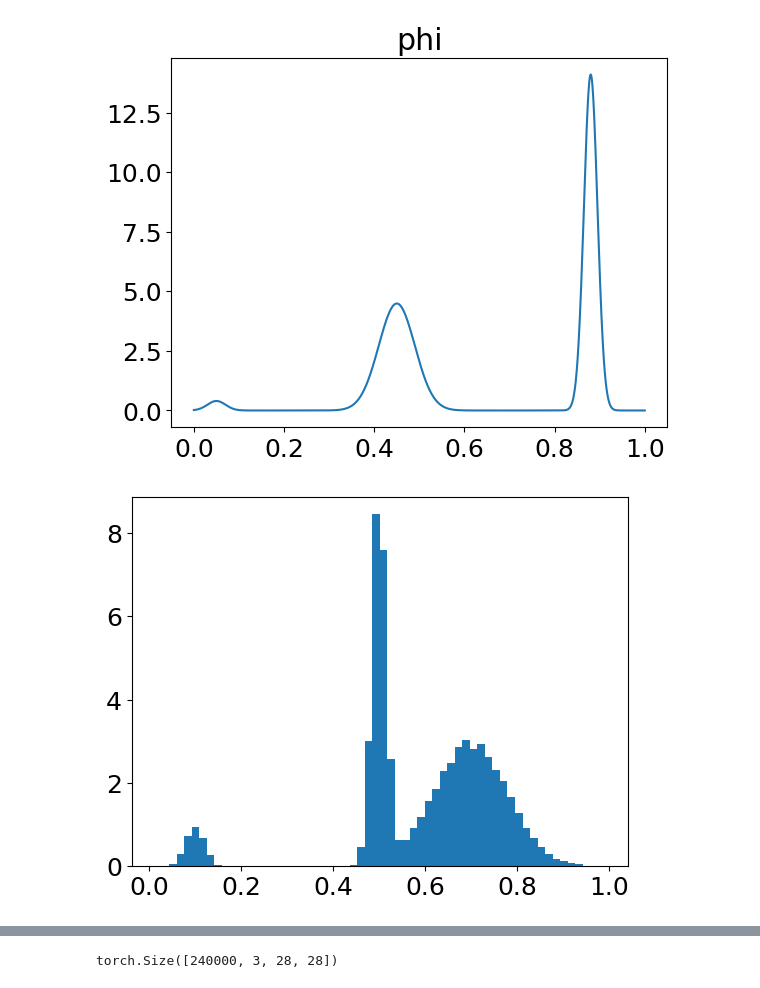
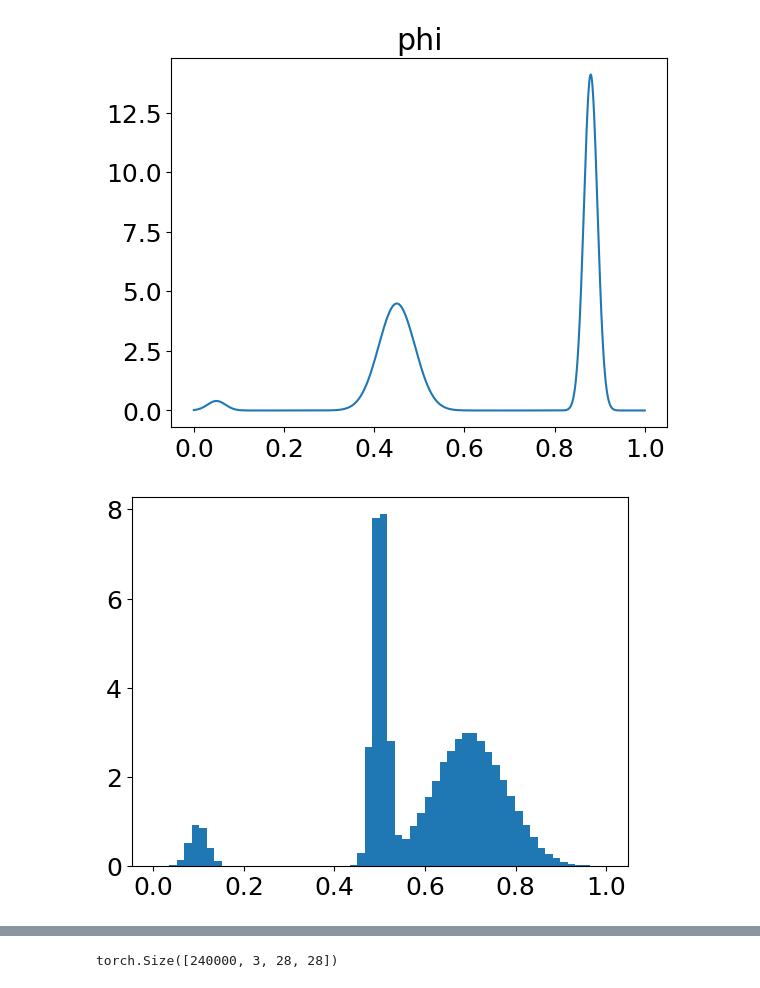
Before and after one commit to jovako/FFF_fiberlearning, a Jupyter notebook: notebooks/Fiber_Learning/Mnist-Copy1.ipynb, the cells around one changed output, grey strips where cells are left out. Cells and saved outputs as stored; diff of their text form; code cells hidden in the pictures.

```diff
--- a/notebooks/Fiber_Learning/Mnist-Copy1.ipynb
+++ b/notebooks/Fiber_Learning/Mnist-Copy1.ipynb
@@ -80,11 +80,11 @@ plt.show()
 [figure]
 # %%
 dof_t = []
-for i in range(5):
-    dof_t.append(sample_Gaussian_mixture(40000))
+for i in range(3):
+    dof_t.append(sample_Gaussian_mixture(5*40000))
 plt.hist(dof_t[0], bins=60, density=True)
 plt.show()
 # %% [output]
-[figure, old version]
+[figure, new version]
 # %%
 dof_tr = []
```
Also changed, not shown: parts of 6 cells of this notebook, 1 other file.
